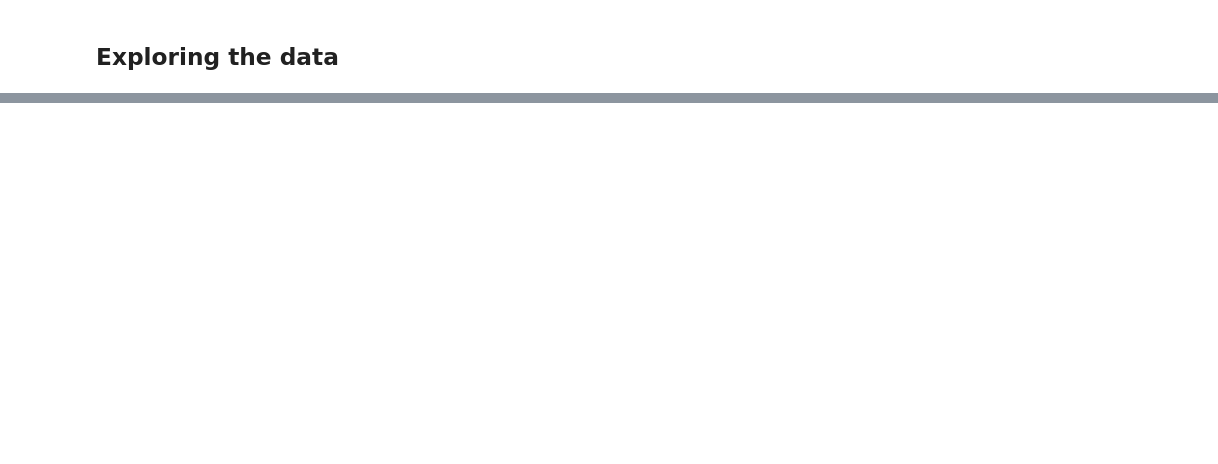
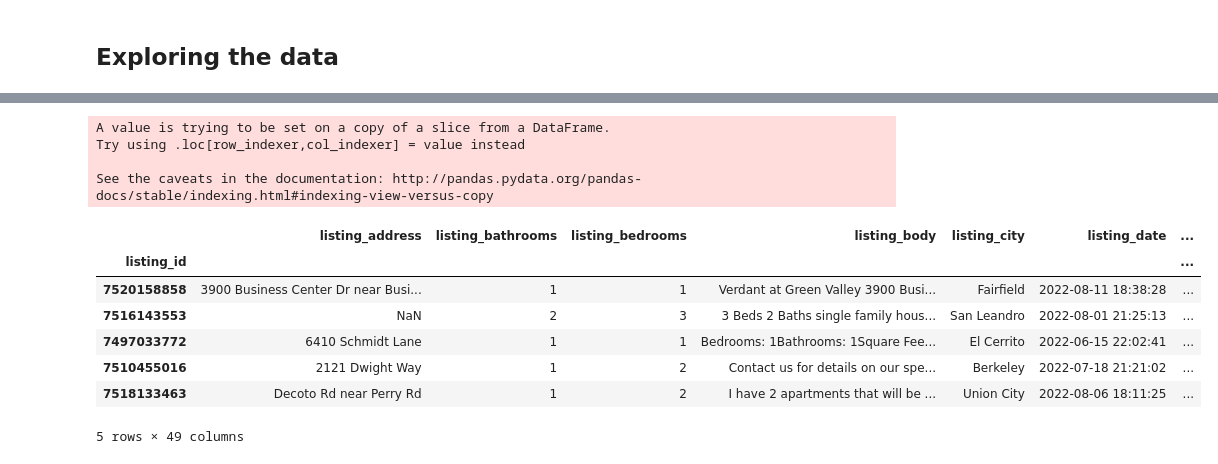
Before and after one commit to melissavhan/Craigslist-Rent-Prediction, a Jupyter notebook: notebooks/Craigslist_Data_Wrangling .ipynb, the cells around one changed output, grey strips where cells are left out. Drawn from its saved outputs; the diff is of its cells as text; code cells hidden in the pictures; blank space fills up the shorter version.

```diff
--- a/notebooks/Craigslist_Data_Wrangling .ipynb
+++ b/notebooks/Craigslist_Data_Wrangling .ipynb
@@ -71,0 +320,11 @@ Total number of duplicates by listing title: 2012
+# %%
+df['listing_city'] = df['listing_city'].apply(lambda x: x.title())
+df['listing_city'] = df['listing_city'].apply(lambda x: clean_city(x))
+df['listing_city'].value_counts()
+
+# Get index of cities that occur less than 5 times (these are typos or errors)
+x = df['listing_city'].value_counts()
+city_to_drop = list((x[x < 5]).index)
+
+# Drop city values that are lower than a value count of 2
+df['listing_city'] = df['listing_city'].apply(lambda x: None if x in city_to_drop else x)
@@ -71,0 +366,4 @@ Total number of duplicates by listing title: 2012
+# %%
+# If a listing has a neighborhood tag, cross reference it with the listing_city to make sure it is in the correct city, otherwise remove from df
+df['is_consistent_metro'] = df.apply(lambda x: correct_metro(x['listing_nh'], x['listing_city']), axis=1)
+df['listing_nh'] = df.apply(lambda x: None if x['is_consistent_metro'] == False, axis=1)
@@ -71,0 +395,26 @@ Total number of duplicates by listing title: 2012
+# %%
+# Extract key features from listing_body
+def parse_listing_body(text,target_word):
+    for key in LISTING_BODY_TO_COLUMN.keys():
+        if re.search(target_word, text) is not None:
+            return 1
+    return 0
+
+for target_word, column_name in LISTING_BODY_TO_COLUMN.items():
+    df[column_name] = df['listing_body'].apply(lambda x: parse_listing_body(x, target_word))
+# %% [output]
+A value is trying to be set on a copy of a slice from a DataFrame.
+Try using .loc[row_indexer,col_indexer] = value instead
+
+See the caveats in the documentation: http://pandas.pydata.org/pandas-docs/stable/indexing.html#indexing-view-versus-copy
+# %%
+df.head()
+# %% [output]
+|  | listing_address | listing_bathrooms | listing_bedrooms | listing_body | listing_city | listing_date | ... |
+| listing_id |  |  |  |  |  |  | ... |
+| 7520158858 | 3900 Business Center Dr near Busi... | 1 | 1 | Verdant at Green Valley 3900 Busi... | Fairfield | 2022-08-11 18:38:28 | ... |
+| 7516143553 | NaN | 2 | 3 | 3 Beds 2 Baths single family hous... | San Leandro | 2022-08-01 21:25:13 | ... |
+| 7497033772 | 6410 Schmidt Lane | 1 | 1 | Bedrooms: 1Bathrooms: 1Square Fee... | El Cerrito | 2022-06-15 22:02:41 | ... |
+| 7510455016 | 2121 Dwight Way | 1 | 2 | Contact us for details on our spe... | Berkeley | 2022-07-18 21:21:02 | ... |
+| 7518133463 | Decoto Rd near Perry Rd | 1 | 2 | I have 2 apartments that will be ... | Union City | 2022-08-06 18:11:25 | ... |
+5 rows × 49 columns
```
Also changed, not shown: parts of 35 cells of this notebook, 1 other file.
